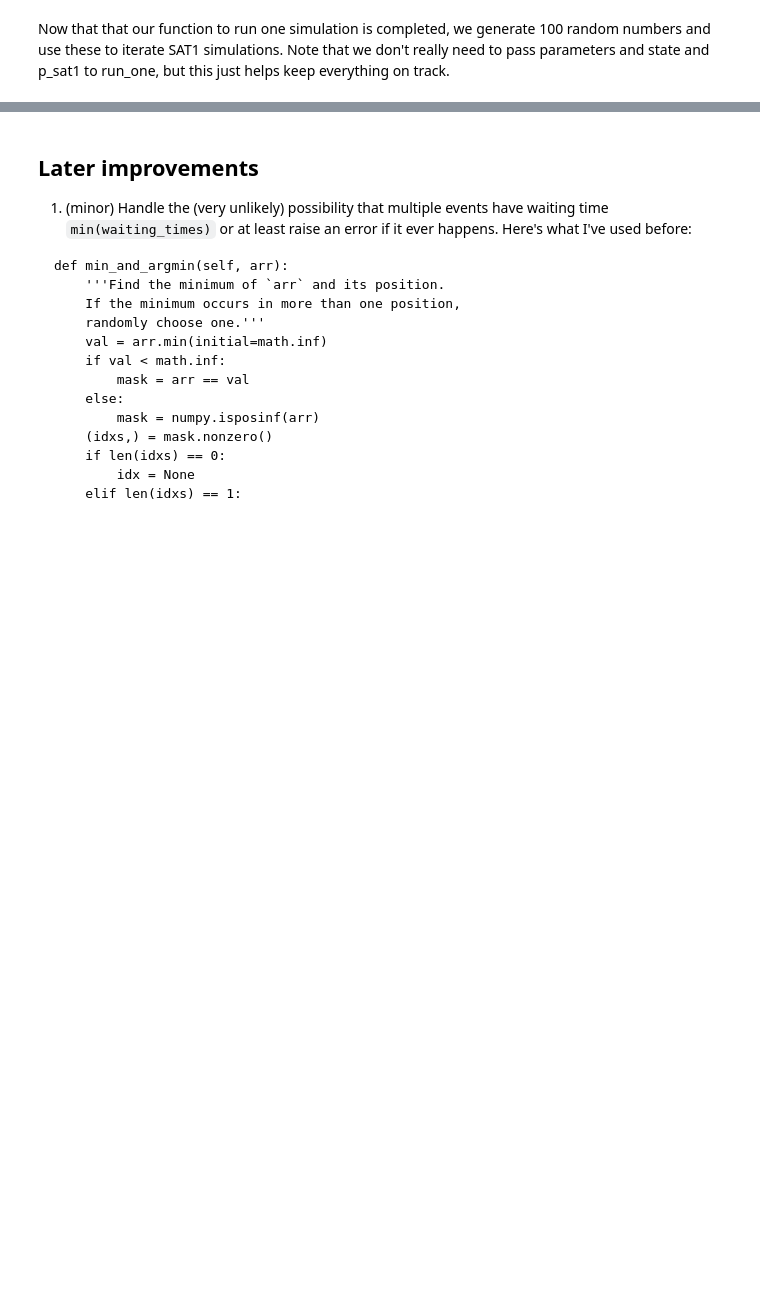
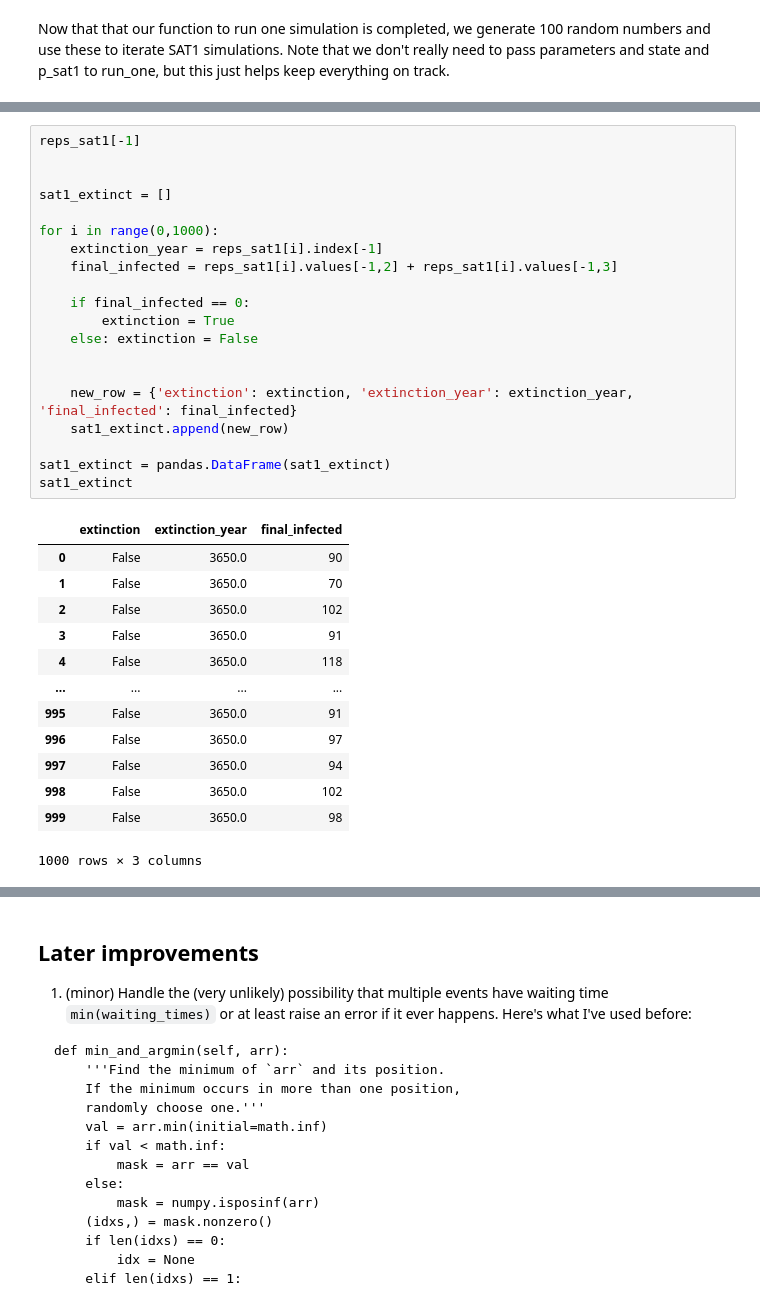
Before and after one commit to saracarp/buffalo_fmdv, a Jupyter notebook: fmdv_stochastic_model/FMDV_stochastic_model.ipynb, the cells around one changed output, grey strips where cells are left out. Saved outputs shown, nothing was run; the diff lists cells and outputs as text; blank space fills up the shorter version.

```diff
--- a/fmdv_stochastic_model/FMDV_stochastic_model.ipynb
+++ b/fmdv_stochastic_model/FMDV_stochastic_model.ipynb
@@ -730,3 +751,37 @@ reps_sat1[0:5]
+# %%
+reps_sat1[-1]
+
+
+sat1_extinct = []
+
+for i in range(0,1000):
+    extinction_year = reps_sat1[i].index[-1]
+    final_infected = reps_sat1[i].values[-1,2] + reps_sat1[i].values[-1,3]
+
+    if final_infected == 0:
+        extinction = True
+    else: extinction = False
+
+
+    new_row = {'extinction': extinction, 'extinction_year': extinction_year, 'final_infected': final_infected}
+    sat1_extinct.append(new_row)
+
+sat1_extinct = pandas.DataFrame(sat1_extinct)
+sat1_extinct
+# %% [output]
+|  | extinction | extinction_year | final_infected |
+| 0 | False | 3650.0 | 90 |
+| 1 | False | 3650.0 | 70 |
+| 2 | False | 3650.0 | 102 |
+| 3 | False | 3650.0 | 91 |
+| 4 | False | 3650.0 | 118 |
+| ... | ... | ... | ... |
+| 995 | False | 3650.0 | 91 |
+| 996 | False | 3650.0 | 97 |
+| 997 | False | 3650.0 | 94 |
+| 998 | False | 3650.0 | 102 |
+| 999 | False | 3650.0 | 98 |
+1000 rows × 3 columns
 # %%
 parameters = {
     'birth_mean_waiting_time': 4.387*365.25,    # units: day
```
Also changed, not shown: parts of 15 cells of this notebook.
